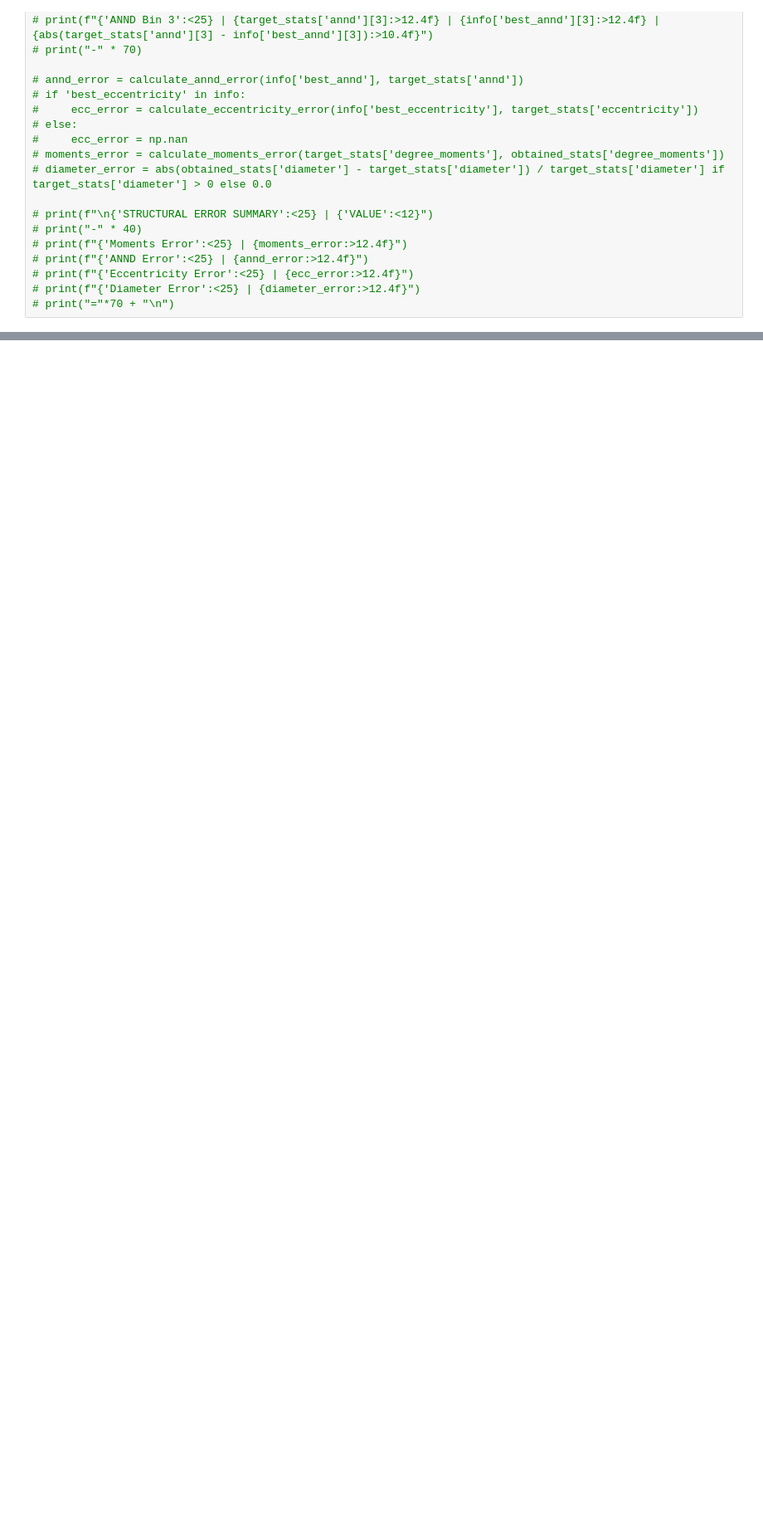
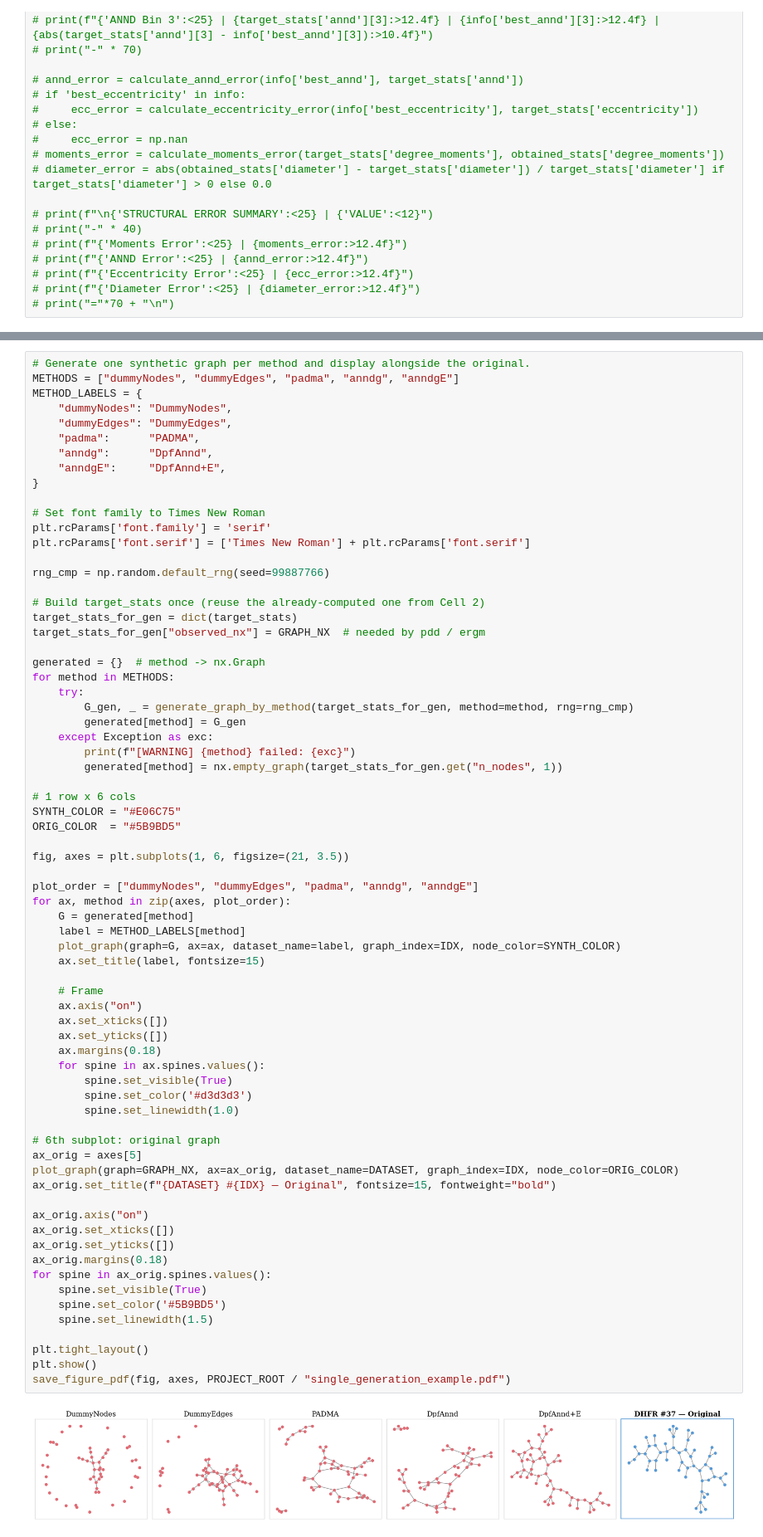
Before and after one commit to Andre1372/syn_bench_gnn, a Jupyter notebook: notebooks/single_generation_analysis.ipynb, the cells around one changed output, grey strips where cells are left out. Shown at 83% size. Cells and saved outputs as stored; diff of their text form; blank space fills up the shorter version.

```diff
--- a/notebooks/single_generation_analysis.ipynb
+++ b/notebooks/single_generation_analysis.ipynb
@@ -179,2 +179,74 @@ Covariance matrix inversion failed. Falling back to pseudo-inverse.
 [save_figure_pdf] Saved → /home/amarigo/syn_bench_gnn2/syn_bench_gnn/single_generation_example.pdf
 PosixPath('/home/amarigo/syn_bench_gnn2/syn_bench_gnn/single_generation_example.pdf')
+# %%
+# Generate one synthetic graph per method and display alongside the original.
+METHODS = ["dummyNodes", "dummyEdges", "padma", "anndg", "anndgE"]
+METHOD_LABELS = {
+    "dummyNodes": "DummyNodes",
+    "dummyEdges": "DummyEdges",
+    "padma":      "PADMA",
+    "anndg":      "DpfAnnd",
+    "anndgE":     "DpfAnnd+E",
+}
+
+# Set font family to Times New Roman
+plt.rcParams['font.family'] = 'serif'
+plt.rcParams['font.serif'] = ['Times New Roman'] + plt.rcParams['font.serif']
+
+rng_cmp = np.random.default_rng(seed=99887766)
+
+# Build target_stats once (reuse the already-computed one from Cell 2)
+target_stats_for_gen = dict(target_stats)
+target_stats_for_gen["observed_nx"] = GRAPH_NX  # needed by pdd / ergm
+
+generated = {}  # method -> nx.Graph
+for method in METHODS:
+    try:
+        G_gen, _ = generate_graph_by_method(target_stats_for_gen, method=method, rng=rng_cmp)
+        generated[method] = G_gen
+    except Exception as exc:
+        print(f"[WARNING] {method} failed: {exc}")
+        generated[method] = nx.empty_graph(target_stats_for_gen.get("n_nodes", 1))
+
+# 1 row x 6 cols
+SYNTH_COLOR = "#E06C75"
+ORIG_COLOR  = "#5B9BD5"
+
+fig, axes = plt.subplots(1, 6, figsize=(21, 3.5))
+
+plot_order = ["dummyNodes", "dummyEdges", "padma", "anndg", "anndgE"]
+for ax, method in zip(axes, plot_order):
+    G = generated[method]
+    label = METHOD_LABELS[method]
+    plot_graph(graph=G, ax=ax, dataset_name=label, graph_index=IDX, node_color=SYNTH_COLOR)
+    ax.set_title(label, fontsize=15)
+
+    # Frame
+    ax.axis("on")
+    ax.set_xticks([])
+    ax.set_yticks([])
+    ax.margins(0.18)
+    for spine in ax.spines.values():
+        spine.set_visible(True)
+        spine.set_color('#d3d3d3')
+        spine.set_linewidth(1.0)
+
+# 6th subplot: original graph
+ax_orig = axes[5]
+plot_graph(graph=GRAPH_NX, ax=ax_orig, dataset_name=DATASET, graph_index=IDX, node_color=ORIG_COLOR)
+ax_orig.set_title(f"{DATASET} #{IDX} — Original", fontsize=15, fontweight="bold")
+
+ax_orig.axis("on")
+ax_orig.set_xticks([])
+ax_orig.set_yticks([])
+ax_orig.margins(0.18)
+for spine in ax_orig.spines.values():
+    spine.set_visible(True)
+    spine.set_color('#5B9BD5')
+    spine.set_linewidth(1.5)
+
+plt.tight_layout()
+plt.show()
+save_figure_pdf(fig, axes, PROJECT_ROOT / "single_generation_example.pdf")
+# %% [output]
+[figure, added]
```
Also changed, not shown: parts of 2 cells of this notebook, 7 other files.
